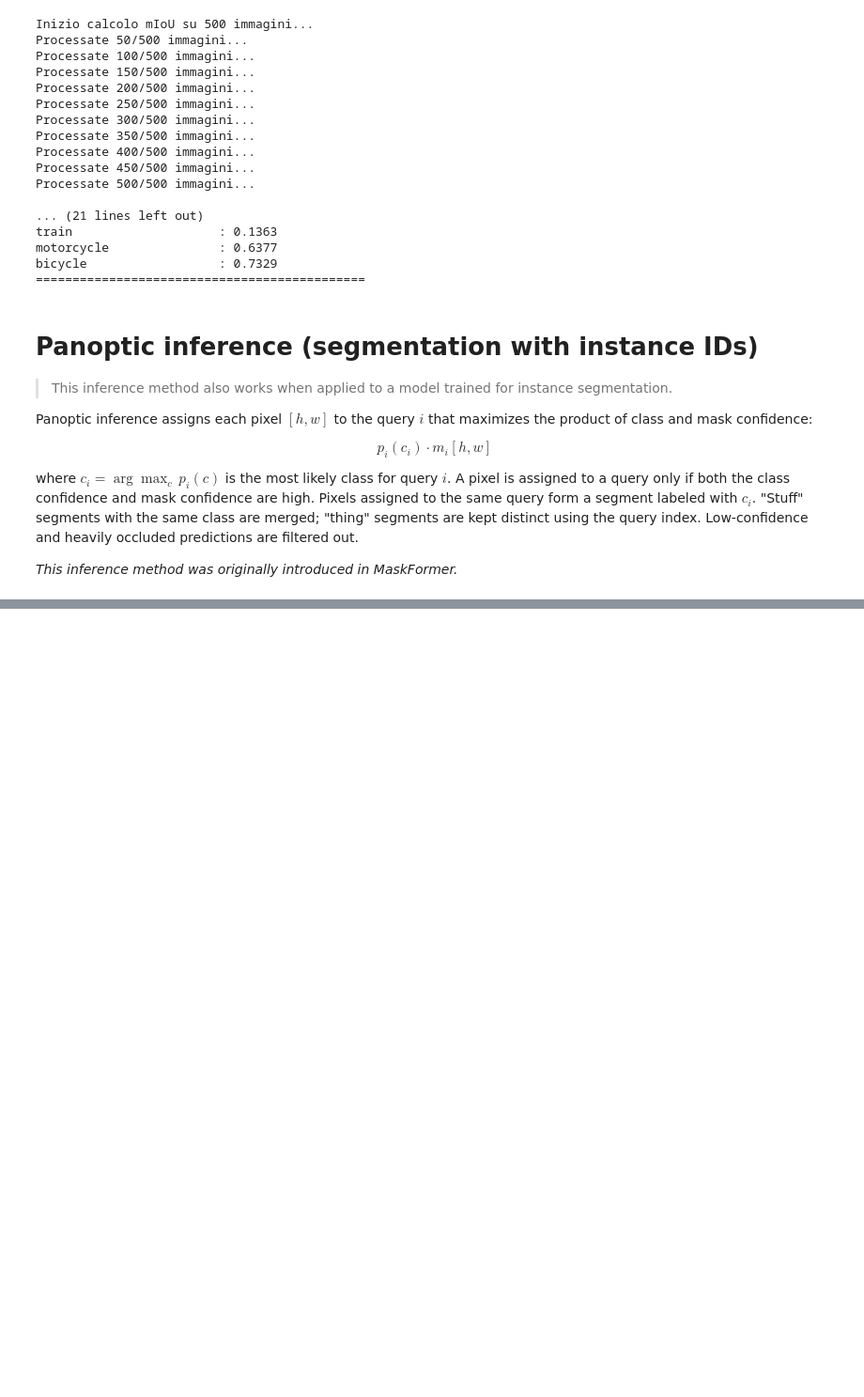
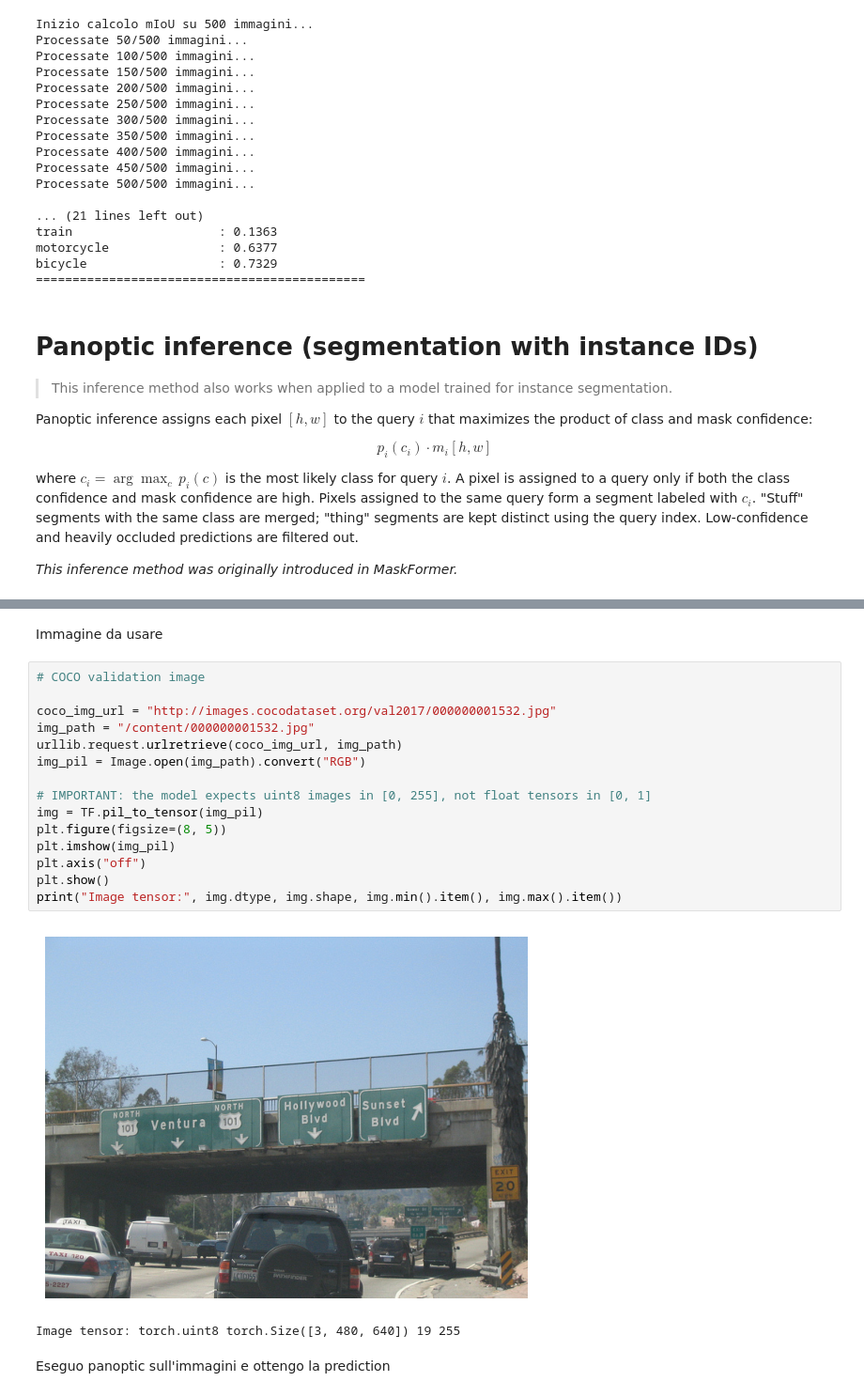
Before and after one commit to GiammaBigFishEngineer/MaskArchitectureAnomaly_CourseProject, a Jupyter notebook: eomt/inferenceSTEP4.ipynb, the cells around one changed output, grey strips where cells are left out. Shown at 94% size. Cells and saved outputs as stored; diff of their text form; blank space fills up the shorter version.

```diff
--- a/eomt/inferenceSTEP4.ipynb
+++ b/eomt/inferenceSTEP4.ipynb
@@ -1132,0 +943,22 @@ plot_panoptic_results(img, sem_pred, inst_pred, sem_target, inst_target)
+# %% [markdown]
+Immagine da usare
+# %%
+# COCO validation image
+
+coco_img_url = "http://images.cocodataset.org/val2017/000000001532.jpg"
+img_path = "/content/000000001532.jpg"
+urllib.request.urlretrieve(coco_img_url, img_path)
+img_pil = Image.open(img_path).convert("RGB")
+
+# IMPORTANT: the model expects uint8 images in [0, 255], not float tensors in [0, 1]
+img = TF.pil_to_tensor(img_pil)
+plt.figure(figsize=(8, 5))
+plt.imshow(img_pil)
+plt.axis("off")
+plt.show()
+print("Image tensor:", img.dtype, img.shape, img.min().item(), img.max().item())
+# %% [output]
+[figure, added]
+Image tensor: torch.uint8 torch.Size([3, 480, 640]) 19 255
+# %% [markdown]
+Eseguo panoptic sull'immagini e ottengo la prediction
```
Also changed, not shown: parts of 24 cells of this notebook.
